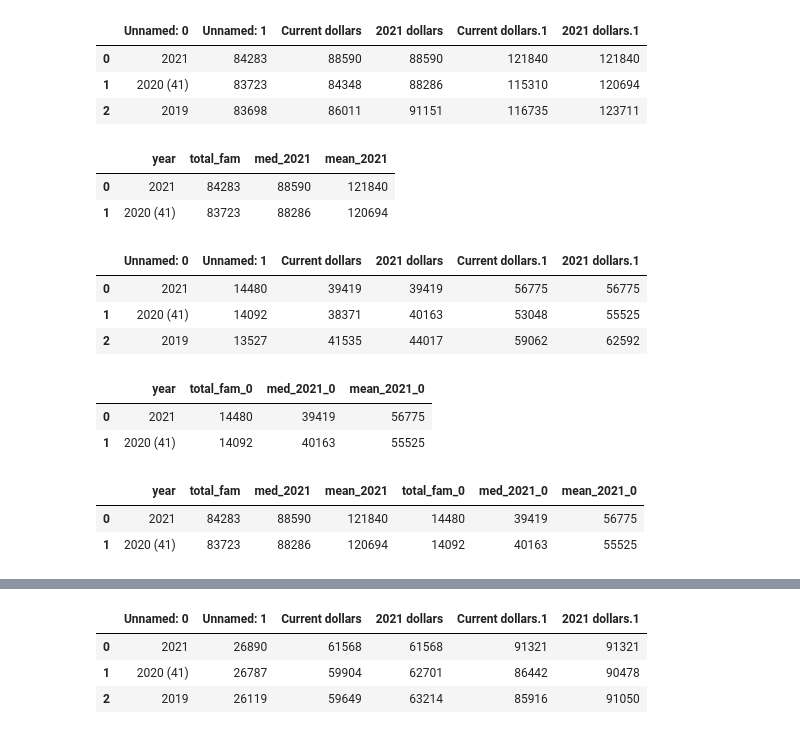
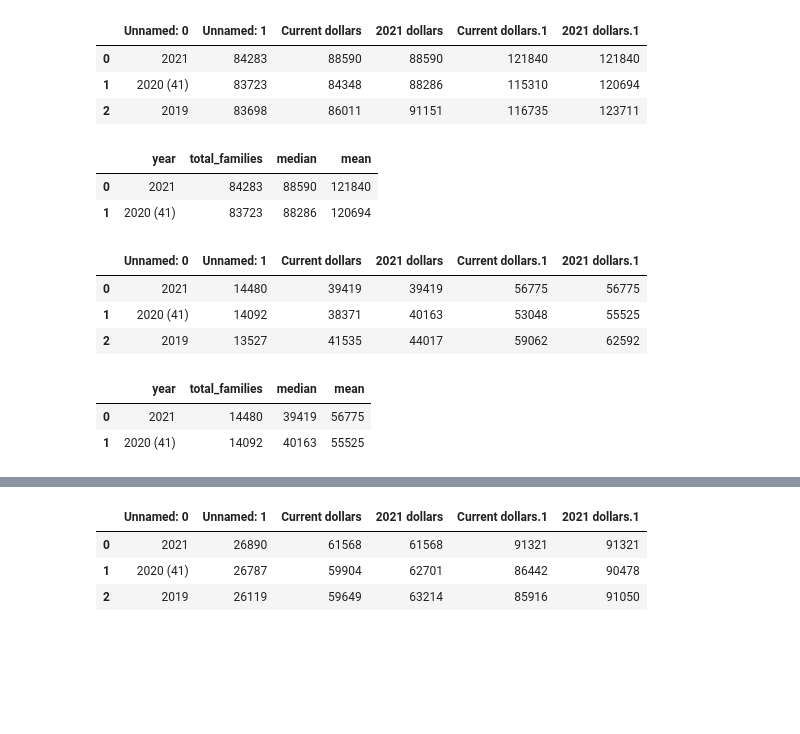
Before and after one commit to SchreinerJS/schreinerj_capstone, a Jupyter notebook: notebooks/h12_f12_cleaning_merging.ipynb, the cells around one changed output, grey strips where cells are left out. Drawn from its saved outputs; the diff is of its cells as text; code cells hidden in the pictures; blank space fills up the shorter version.

```diff
--- a/notebooks/h12_f12_cleaning_merging.ipynb
+++ b/notebooks/h12_f12_cleaning_merging.ipynb
@@ -341,22 +312,22 @@ f12.head(3)
 # %%
 #drop empty columns or columns not needed
 f12 = f12.drop(['Current dollars', 'Current dollars.1'], axis=1)
 
 #rename columns
-f12 = f12.rename(columns = {'Unnamed: 0': 'year', 'Unnamed: 1': 'total_fam', '2021 dollars': 'med_2021', '2021 dollars.1': 'mean_2021'})
+f12 = f12.rename(columns = {'Unnamed: 0': 'year', 'Unnamed: 1': 'total_families', '2021 dollars': 'median', '2021 dollars.1': 'mean'})
 
 #drop prior index rows, drop original rows and keep revised
 f12 = f12.drop(labels=[6, 11]).reset_index(drop=True)
 
 #remove extra spaces in column headers
 f12 = f12.rename(columns=lambda x: x.strip())
 
 # remove extra spaces over all strings
 f12 = f12.applymap(lambda x: x.strip() if isinstance(x, str) else x)
 
 f12.head(2)
 # %% [output]
-|  | year | total_fam | med_2021 | mean_2021 |
+|  | year | total_families | median | mean |
 | 0 | 2021 | 84283 | 88590 | 121840 |
 | 1 | 2020 (41) | 83723 | 88286 | 120694 |
 # %%
@@ -374,7 +345,7 @@ f12_0.head(3)
 f12_0 = f12_0.drop(['Current dollars', 'Current dollars.1'], axis=1)
 
 #rename columns
-f12_0 = f12_0.rename(columns = {'Unnamed: 0': 'year', 'Unnamed: 1': 'total_fam_0', '2021 dollars': 'med_2021_0', '2021 dollars.1': 'mean_2021_0'})
+f12_0 = f12_0.rename(columns = {'Unnamed: 0': 'year', 'Unnamed: 1': 'total_families', '2021 dollars': 'median', '2021 dollars.1': 'mean'})
 
 #drop prior index rows, drop original rows and keep revised
 f12_0 = f12_0.drop(labels=[6, 11]).reset_index(drop=True)
@@ -387,13 +358,6 @@ f12_0 = f12_0.applymap(lambda x: x.strip() if isinstance(x, str) else x)
 
 f12_0.head(2)
 # %% [output]
-|  | year | total_fam_0 | med_2021_0 | mean_2021_0 |
+|  | year | total_families | median | mean |
 | 0 | 2021 | 14480 | 39419 | 56775 |
 | 1 | 2020 (41) | 14092 | 40163 | 55525 |
-# %%
-f12merged = pd.merge(f12, f12_0, on = 'year', how = 'left')
-f12merged.head(2)
-# %% [output]
-|  | year | total_fam | med_2021 | mean_2021 | total_fam_0 | med_2021_0 | mean_2021_0 |
-| 0 | 2021 | 84283 | 88590 | 121840 | 14480 | 39419 | 56775 |
-| 1 | 2020 (41) | 83723 | 88286 | 120694 | 14092 | 40163 | 55525 |
```
Also changed, not shown: parts of 14 cells of this notebook, 11 other files.
